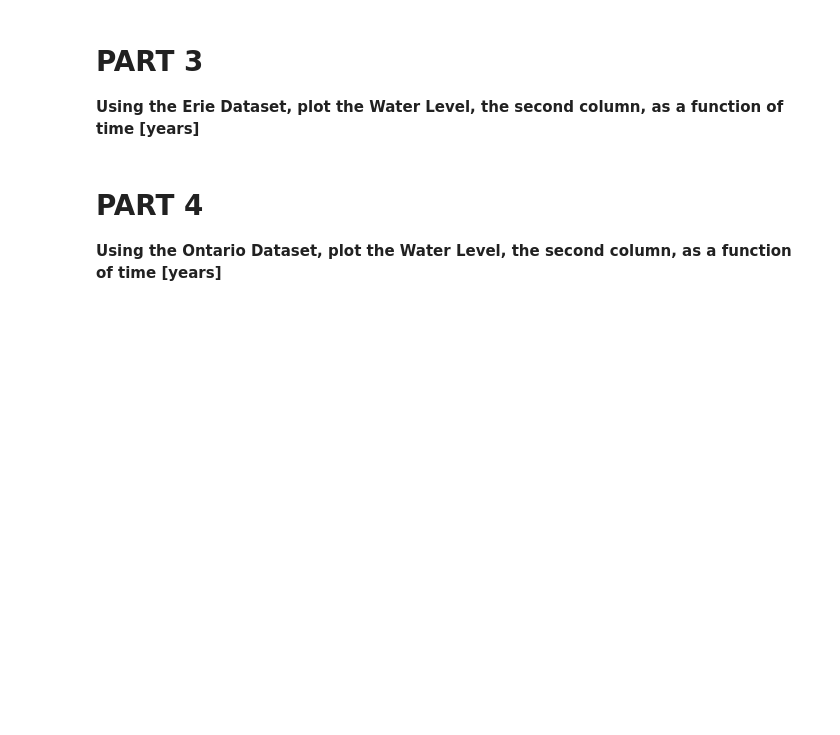
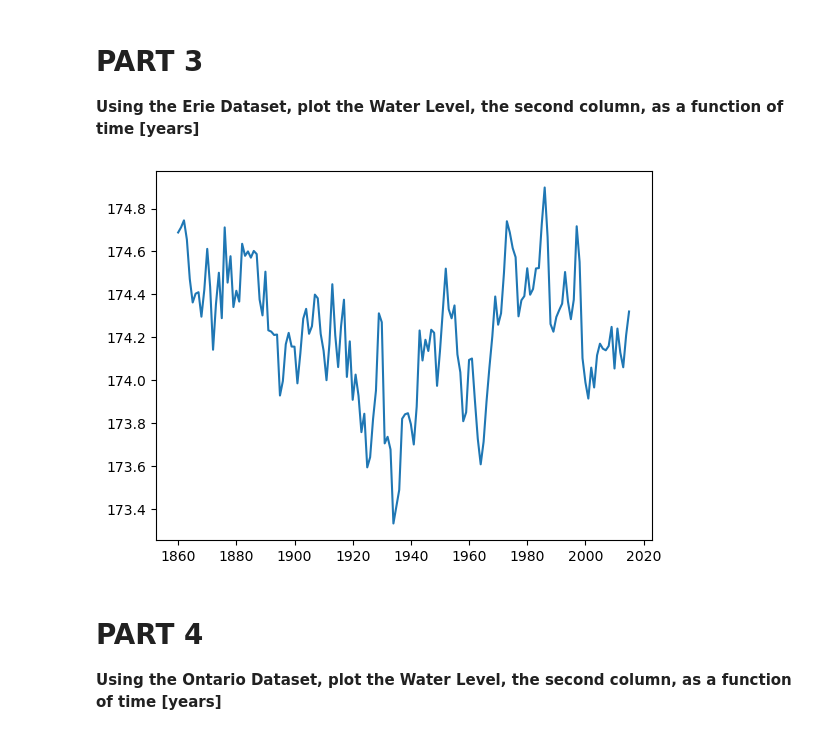
Before and after one commit to raosukruth/CMSE202_Git_Started_SR, a Jupyter notebook: Great_Lakes_and_Grand_River.ipynb, the cells around one changed output. Drawn from its saved outputs; the diff is of its cells as text; code cells hidden in the pictures; blank space fills up the shorter version.

```diff
--- a/Great_Lakes_and_Grand_River.ipynb
+++ b/Great_Lakes_and_Grand_River.ipynb
@@ -53,3 +51,12 @@ plt.plot(time, watlvl)
+# %%
+# Insert Code Here
+erie = pd.read_csv("data/eri.csv")
+erie_avg = erie['Unnamed: 1']
+years = erie['Lake Erie annual averages']
+plt.plot(years, erie_avg)
+plt.show()
+# %% [output]
+[figure, added]
 # %% [markdown]
 # PART 4
 
```
Also changed, not shown: parts of 6 cells of this notebook.
